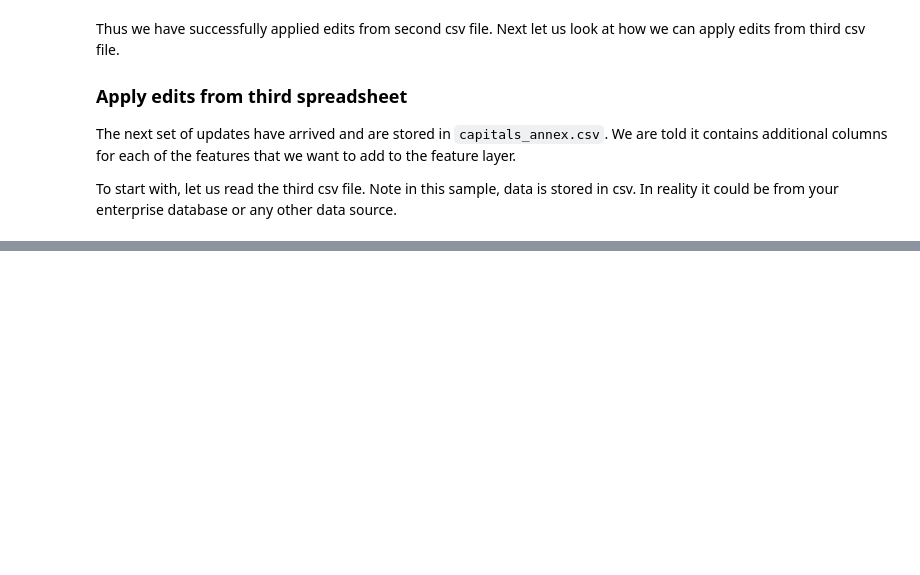
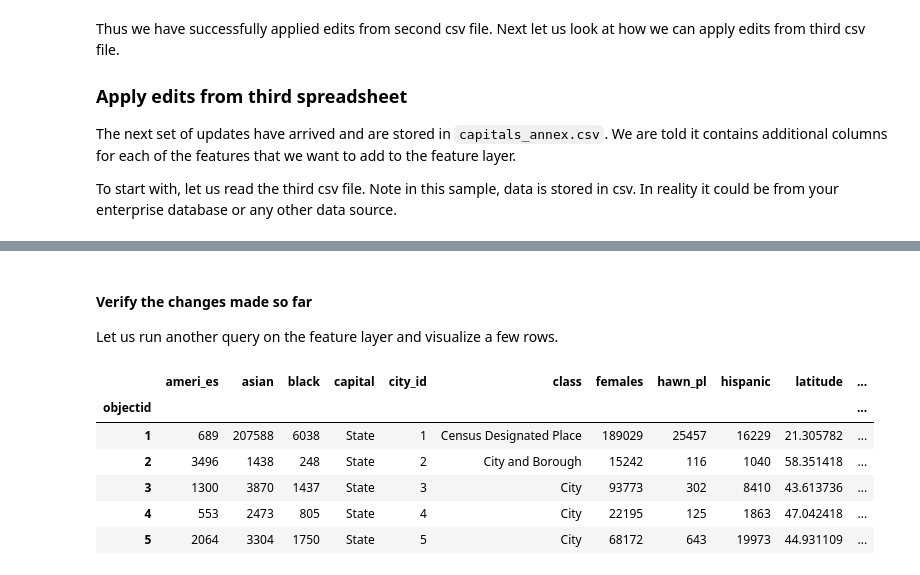
Before and after one commit to manentif/Esri, a Jupyter notebook: samples/05_content_publishers/updating_features_in_a_feature_layer.ipynb, the cells around one changed output, grey strips where cells are left out. Cells and saved outputs as stored; diff of their text form; code cells hidden in the pictures; blank space fills up the shorter version.

```diff
--- a/samples/05_content_publishers/updating_features_in_a_feature_layer.ipynb
+++ b/samples/05_content_publishers/updating_features_in_a_feature_layer.ipynb
@@ -348,0 +413,4 @@ In this sample we observed two broad mechanisms to keep feature layers updated.
+# %%
+# get a template field
+template_field = dict(deepcopy(cities_fields[1]))
+template_field
@@ -348,0 +428,4 @@ In this sample we observed two broad mechanisms to keep feature layers updated.
+# %%
+# get the list of new fields to add from the third spreadsheet, that are not in spread sheets 1,2
+new_field_names = list(cities_df_3.columns.difference(cities_df_1.columns))
+new_field_names
@@ -348,0 +444,14 @@ In this sample we observed two broad mechanisms to keep feature layers updated.
+# %%
+fields_to_be_added = []
+for new_field_name in new_field_names:
+    current_field = deepcopy(template_field)
+    if new_field_name.lower() == 'class':
+        current_field['sqlType'] = 'sqlTypeVarchar'
+        current_field['type'] = 'esriFieldTypeString'
+        current_field['length'] = 8000
+
+    current_field['name'] = new_field_name.lower()
+    current_field['alias'] = new_field_name
+    fields_to_be_added.append(current_field)
+
+len(fields_to_be_added)
@@ -348,0 +475,2 @@ In this sample we observed two broad mechanisms to keep feature layers updated.
+# %%
+cities_flayer.manager.add_to_definition({'fields':fields_to_be_added})
@@ -348,0 +587,14 @@ In this sample we observed two broad mechanisms to keep feature layers updated.
+# %% [markdown]
+#### Verify the changes made so far
+Let us run another query on the feature layer and visualize a few rows.
+# %%
+cities_fset3 = cities_flayer.query()
+cities_fset3.df.head(5)
+# %% [output]
+|  | ameri_es | asian | black | capital | city_id | class | females | hawn_pl | hispanic | latitude | ... |
+| objectid |  |  |  |  |  |  |  |  |  |  | ... |
+| 1 | 689 | 207588 | 6038 | State | 1 | Census Designated Place | 189029 | 25457 | 16229 | 21.305782 | ... |
+| 2 | 3496 | 1438 | 248 | State | 2 | City and Borough | 15242 | 116 | 1040 | 58.351418 | ... |
+| 3 | 1300 | 3870 | 1437 | State | 3 | City | 93773 | 302 | 8410 | 43.613736 | ... |
+| 4 | 553 | 2473 | 805 | State | 4 | City | 22195 | 125 | 1863 | 47.042418 | ... |
+| 5 | 2064 | 3304 | 1750 | State | 5 | City | 68172 | 643 | 19973 | 44.931109 | ... |
```
Also changed, not shown: parts of 44 cells of this notebook, 3 other files.
